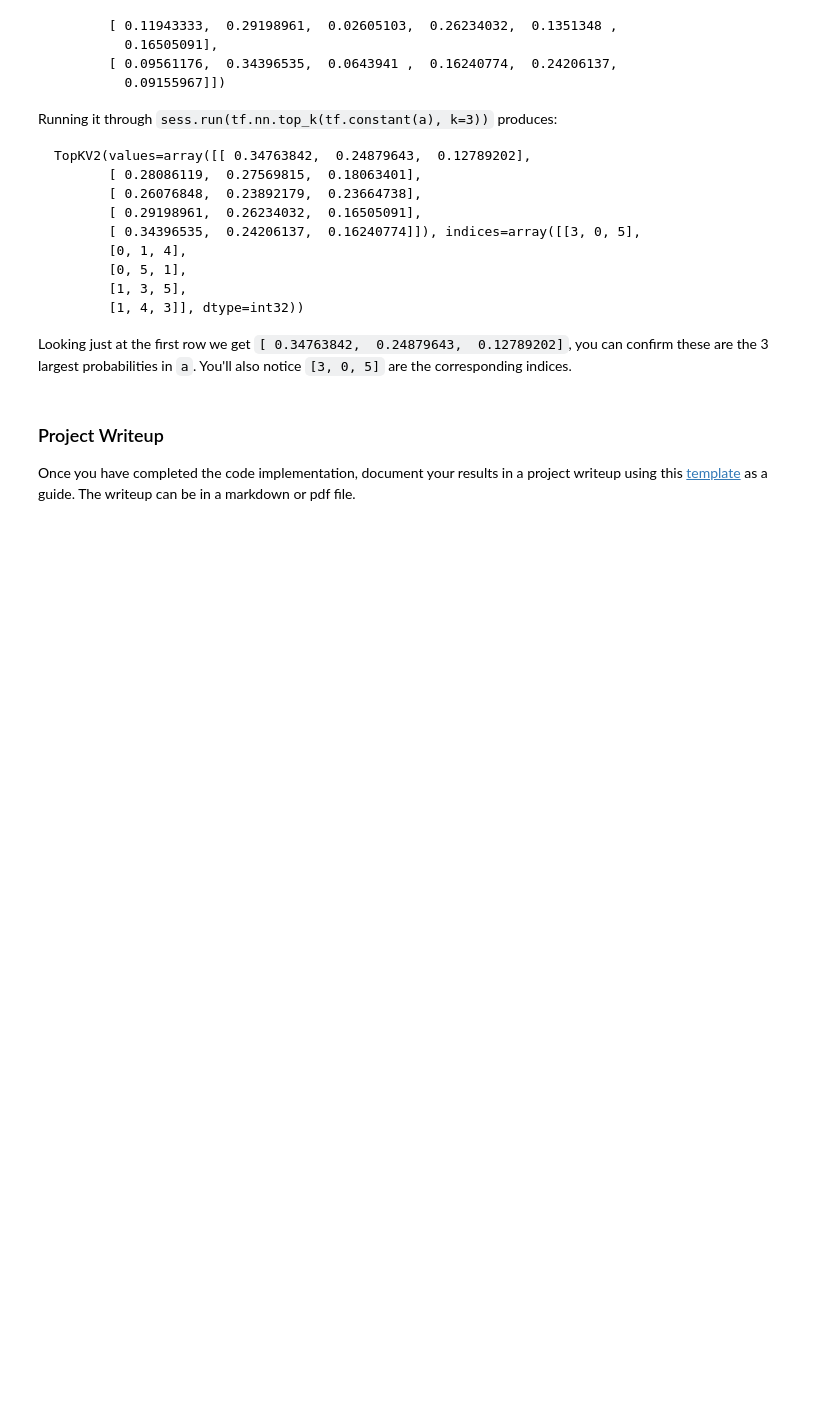
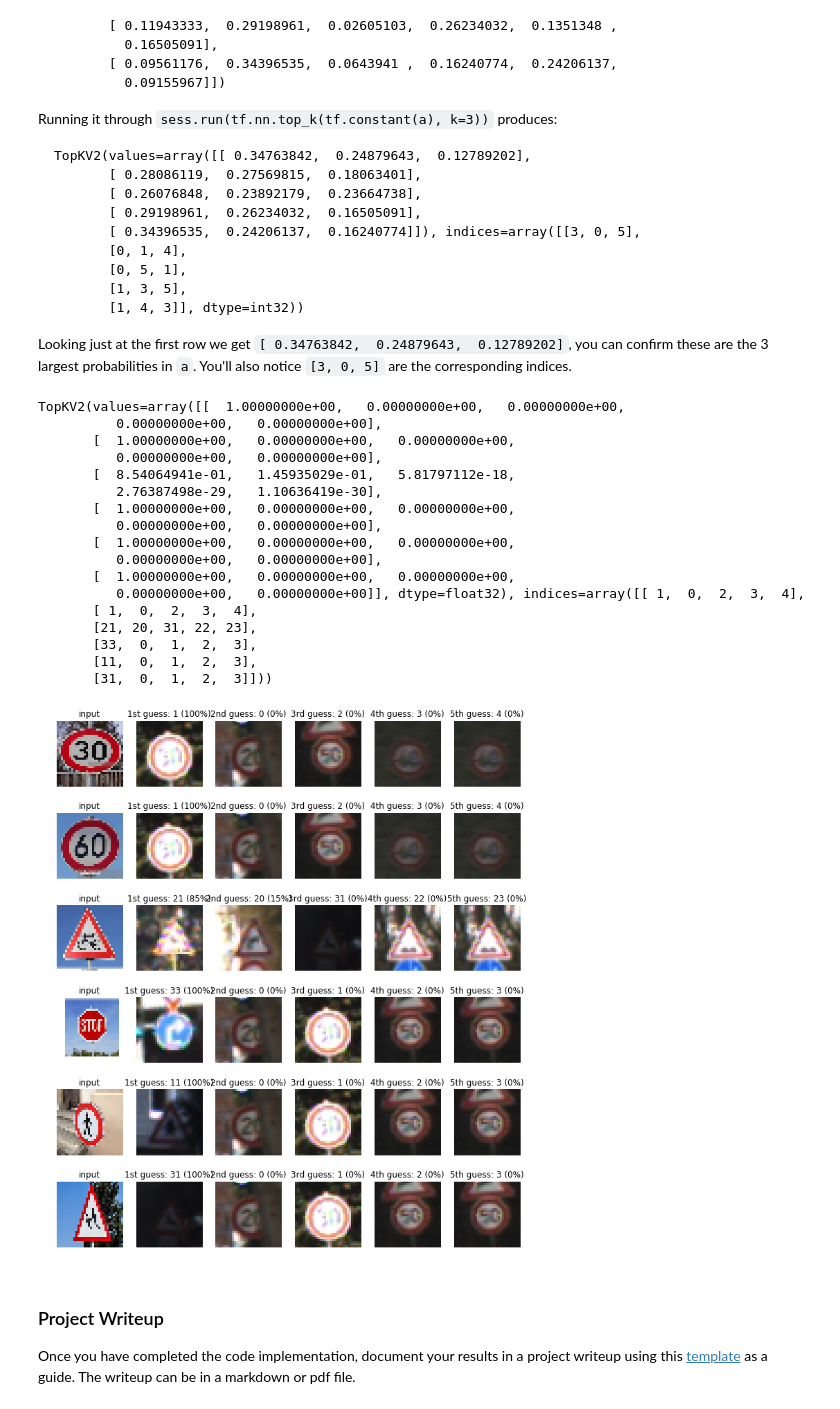
Before and after one commit to tkhgf/CarND-Traffic-Sign-Classifier-Project, a Jupyter notebook: Traffic_Sign_Classifier.ipynb, the cells around one changed output. Saved outputs shown, nothing was run; the diff lists cells and outputs as text; code cells hidden in the pictures; blank space fills up the shorter version.

```diff
--- a/Traffic_Sign_Classifier.ipynb
+++ b/Traffic_Sign_Classifier.ipynb
@@ -391,3 +432,69 @@ Looking just at the first row we get `[ 0.34763842,  0.24879643,  0.12789202]`,
+# %%
+### Print out the top five softmax probabilities for the predictions on the German traffic sign images found on the web.
+### Feel free to use as many code cells as needed.
+if file is None:
+    file = './train-model.chkpt'
+softmax_output = tf.nn.softmax(output)
+top_k = tf.nn.top_k(softmax_output, k=5)
+with tf.Session() as sess:
+    sess = tf.get_default_session()
+    saver.restore(sess, file)
+    top_5 = sess.run(top_k, feed_dict={x: bin_test_images})
+    print(top_5)
+    ### Calculate the accuracy for these 5 new images.
+    ### For example, if the model predicted 1 out of 5 signs correctly, it's 20% accurate on these new images.
+    fig, axs = plt.subplots(len(test_images),6, figsize=(12, 14))
+    fig.subplots_adjust(hspace = .4, wspace=.2)
+    axs = axs.ravel()
+
+    for i, image in enumerate(test_images):
+        axs[6*i].axis('off')
+        axs[6*i].imshow(image)
+        axs[6*i].set_title('input')
+        guess1 = top_5[1][i][0]
+        index1 = np.argwhere(y_valid == guess1)[0]
+        axs[6*i+1].axis('off')
+        axs[6*i+1].imshow(X_Valid[index1].squeeze())
+        axs[6*i+1].set_title('1st guess: {} ({:.0f}%)'.format(guess1, 100*top_5[0][i][0]))
+        guess2 = top_5[1][i][1]
+        index2 = np.argwhere(y_valid == guess2)[0]
+        axs[6*i+2].axis('off')
+        axs[6*i+2].imshow(X_Valid[index2].squeeze())
+        axs[6*i+2].set_title('2nd guess: {} ({:.0f}%)'.format(guess2, 100*top_5[0][i][1]))
+        guess3 = top_5[1][i][2]
+        index3 = np.argwhere(y_valid == guess3)[0]
+        axs[6*i+3].axis('off')
+        axs[6*i+3].imshow(X_Valid[index3].squeeze())
+        axs[6*i+3].set_title('3rd guess: {} ({:.0f}%)'.format(guess3, 100*top_5[0][i][2]))
+        guess4 = top_5[1][i][3]
+        index4 = np.argwhere(y_valid == guess4)[0]
+        axs[6*i+4].axis('off')
+        axs[6*i+4].imshow(X_Valid[index4].squeeze())
+        axs[6*i+4].set_title('4th guess: {} ({:.0f}%)'.format(guess4, 100*top_5[0][i][3]))
+        guess5 = top_5[1][i][4]
+        index5 = np.argwhere(y_valid == guess5)[0]
+        axs[6*i+5].axis('off')
+        axs[6*i+5].imshow(X_Valid[index4].squeeze())
+        axs[6*i+5].set_title('5th guess: {} ({:.0f}%)'.format(guess5, 100*top_5[0][i][4]))
+# %% [output]
+TopKV2(values=array([[  1.00000000e+00,   0.00000000e+00,   0.00000000e+00,
+          0.00000000e+00,   0.00000000e+00],
+       [  1.00000000e+00,   0.00000000e+00,   0.00000000e+00,
+          0.00000000e+00,   0.00000000e+00],
+       [  8.54064941e-01,   1.45935029e-01,   5.81797112e-18,
+          2.76387498e-29,   1.10636419e-30],
+       [  1.00000000e+00,   0.00000000e+00,   0.00000000e+00,
+          0.00000000e+00,   0.00000000e+00],
+       [  1.00000000e+00,   0.00000000e+00,   0.00000000e+00,
+          0.00000000e+00,   0.00000000e+00],
+       [  1.00000000e+00,   0.00000000e+00,   0.00000000e+00,
+          0.00000000e+00,   0.00000000e+00]], dtype=float32), indices=array([[ 1,  0,  2,  3,  4],
+       [ 1,  0,  2,  3,  4],
+       [21, 20, 31, 22, 23],
+       [33,  0,  1,  2,  3],
+       [11,  0,  1,  2,  3],
+       [31,  0,  1,  2,  3]]))
+[figure, added]
 # %% [markdown]
 ### Project Writeup
 
```
Also changed, not shown: parts of 15 cells of this notebook, 3 other files.
